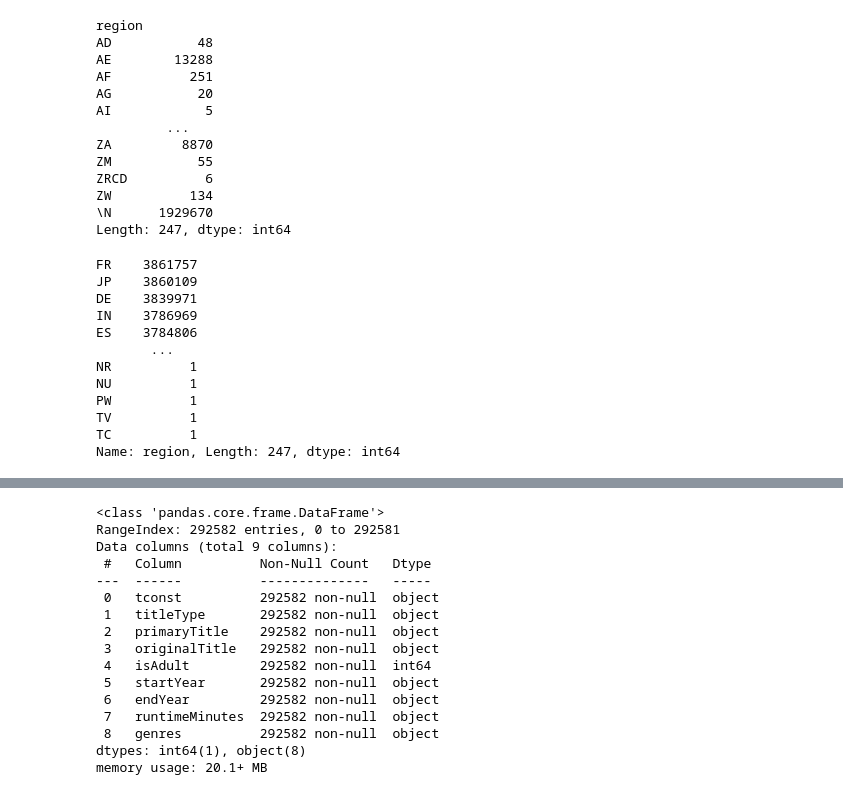
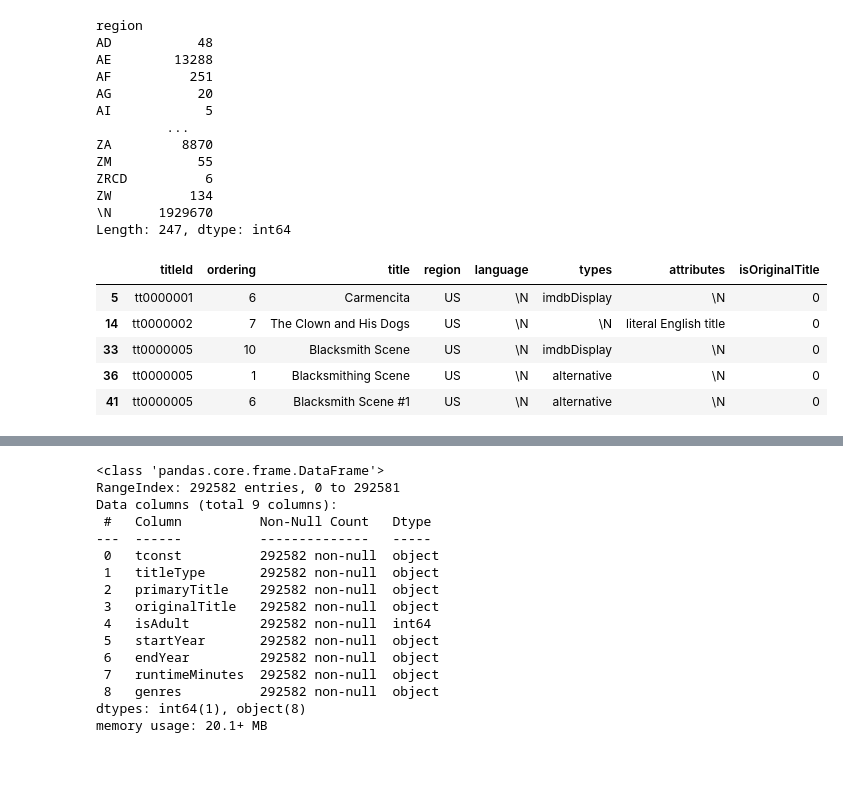
Before and after one commit to allensheneka/movieStats, a Jupyter notebook: movieStats.ipynb, the cells around one changed output, grey strips where cells are left out. Saved outputs shown, nothing was run; the diff lists cells and outputs as text; code cells hidden in the pictures; blank space fills up the shorter version.

Commit message:
Updated all csv.gz tables and movieStats

```diff
--- a/movieStats.ipynb
+++ b/movieStats.ipynb
@@ -302,17 +302,12 @@ ZW          134
 \N      1929670
 Length: 247, dtype: int64
 # %%
-df2.region.value_counts()
+df2 = df2.loc[df2['region'] == 'US']
+df2.head()
 # %% [output]
-FR    3861757
-JP    3860109
-DE    3839971
-IN    3786969
-ES    3784806
-       ...
-NR          1
-NU          1
-PW          1
-TV          1
-TC          1
-Name: region, Length: 247, dtype: int64
+|  | titleId | ordering | title | region | language | types | attributes | isOriginalTitle |
+| 5 | tt0000001 | 6 | Carmencita | US | \N | imdbDisplay | \N | 0 |
+| 14 | tt0000002 | 7 | The Clown and His Dogs | US | \N | \N | literal English title | 0 |
+| 33 | tt0000005 | 10 | Blacksmith Scene | US | \N | imdbDisplay | \N | 0 |
+| 36 | tt0000005 | 1 | Blacksmithing Scene | US | \N | alternative | \N | 0 |
+| 41 | tt0000005 | 6 | Blacksmith Scene #1 | US | \N | alternative | \N | 0 |
```
Also changed, not shown: parts of 3 cells of this notebook, 3 other files.
